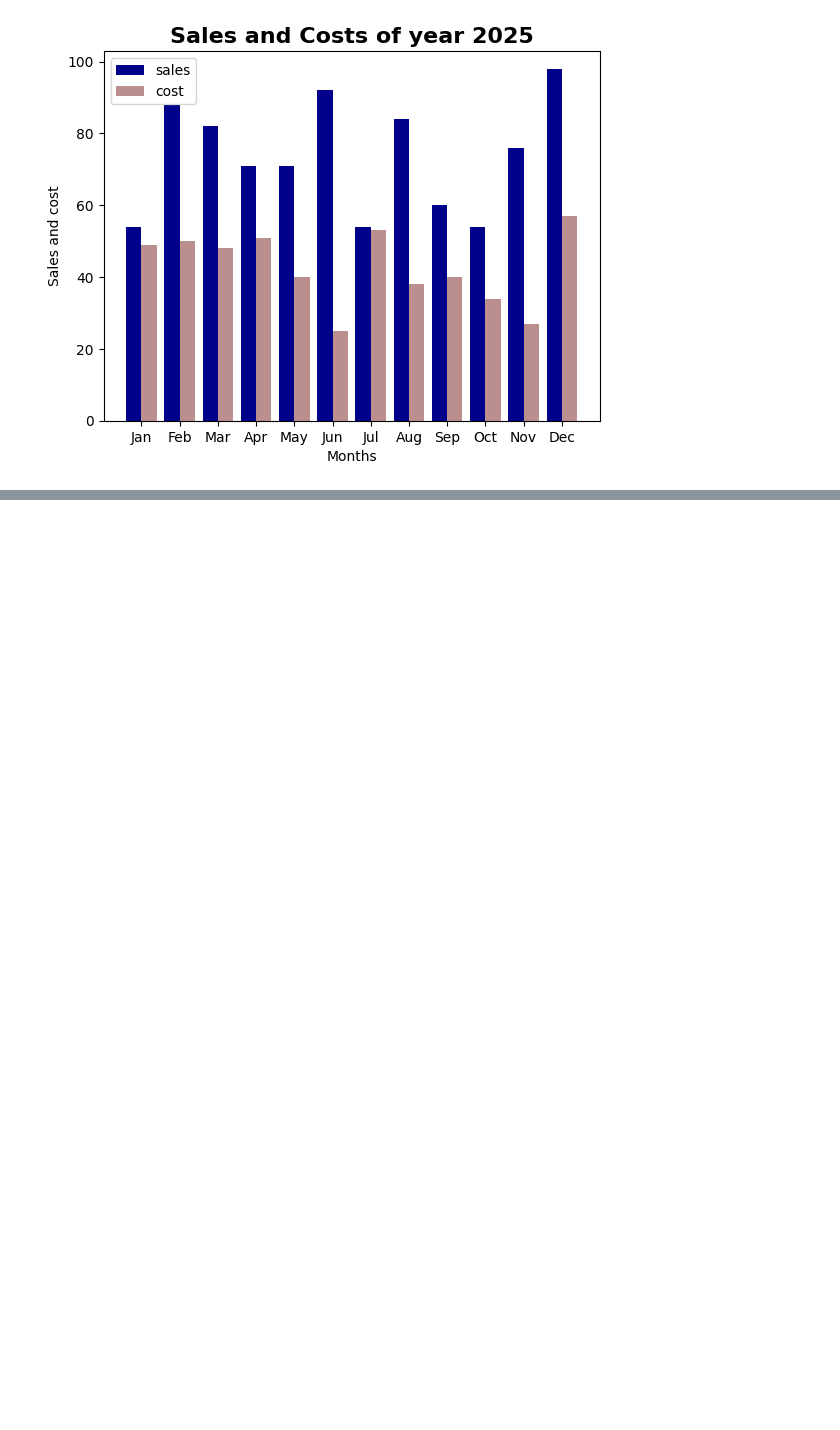
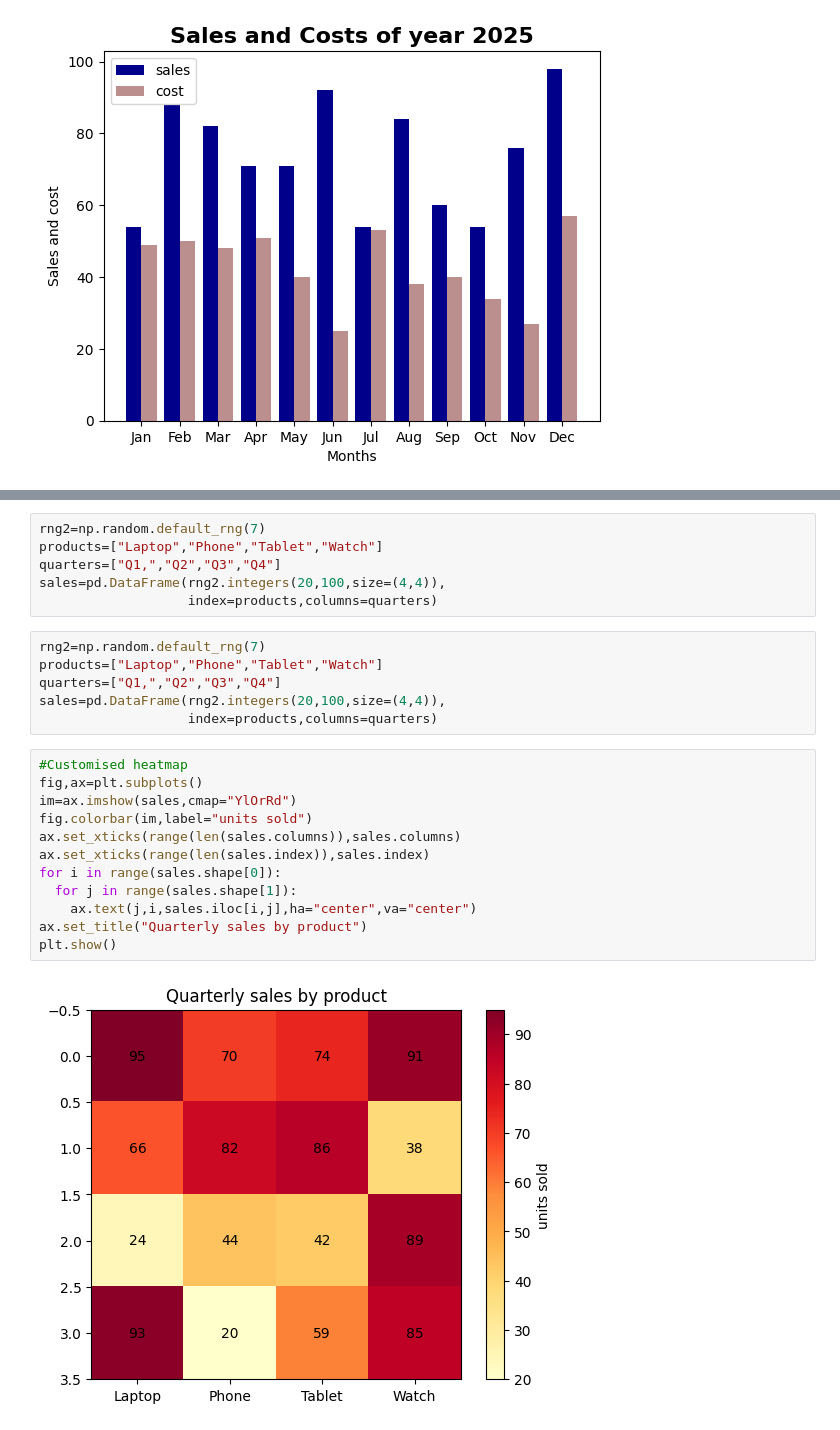
Before and after one commit to victoriairungu99-creator/CDAV-course, a Jupyter notebook: Visualization_practicals.ipynb, the cells around one changed output, grey strips where cells are left out. Drawn from its saved outputs; the diff is of its cells as text; blank space fills up the shorter version.

```diff
--- a/Visualization_practicals.ipynb
+++ b/Visualization_practicals.ipynb
@@ -220,0 +263,26 @@ plt.show()
+# %%
+rng2=np.random.default_rng(7)
+products=["Laptop","Phone","Tablet","Watch"]
+quarters=["Q1,","Q2","Q3","Q4"]
+sales=pd.DataFrame(rng2.integers(20,100,size=(4,4)),
+                   index=products,columns=quarters)
+# %%
+rng2=np.random.default_rng(7)
+products=["Laptop","Phone","Tablet","Watch"]
+quarters=["Q1,","Q2","Q3","Q4"]
+sales=pd.DataFrame(rng2.integers(20,100,size=(4,4)),
+                   index=products,columns=quarters)
+# %%
+#Customised heatmap
+fig,ax=plt.subplots()
+im=ax.imshow(sales,cmap="YlOrRd")
+fig.colorbar(im,label="units sold")
+ax.set_xticks(range(len(sales.columns)),sales.columns)
+ax.set_xticks(range(len(sales.index)),sales.index)
+for i in range(sales.shape[0]):
+  for j in range(sales.shape[1]):
+    ax.text(j,i,sales.iloc[i,j],ha="center",va="center")
+ax.set_title("Quarterly sales by product")
+plt.show()
+# %% [output]
+[figure, added]
```
Also changed, not shown: parts of 13 cells of this notebook.
